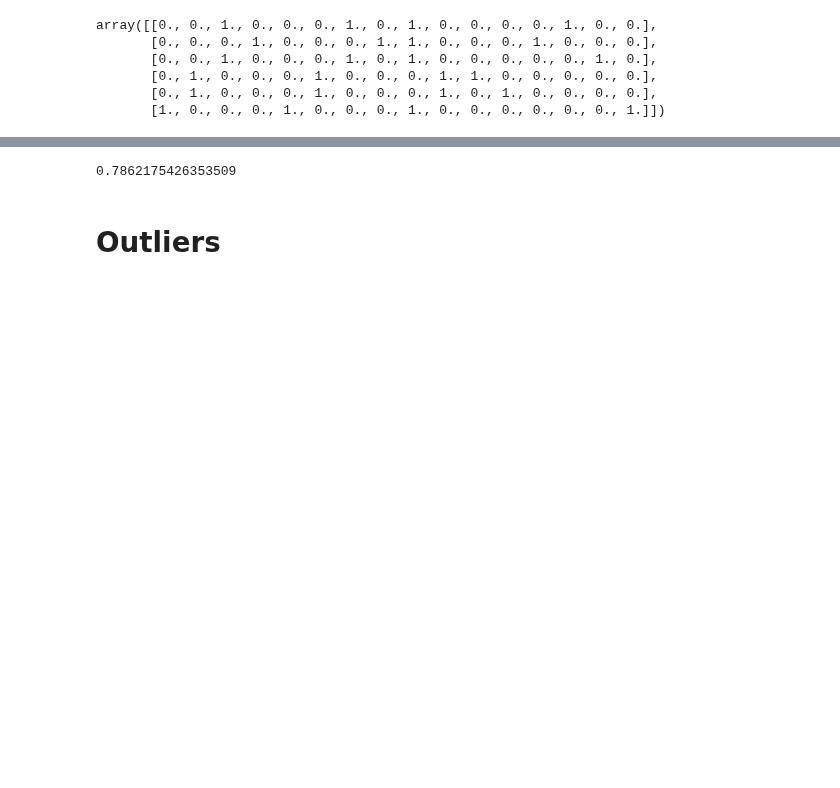
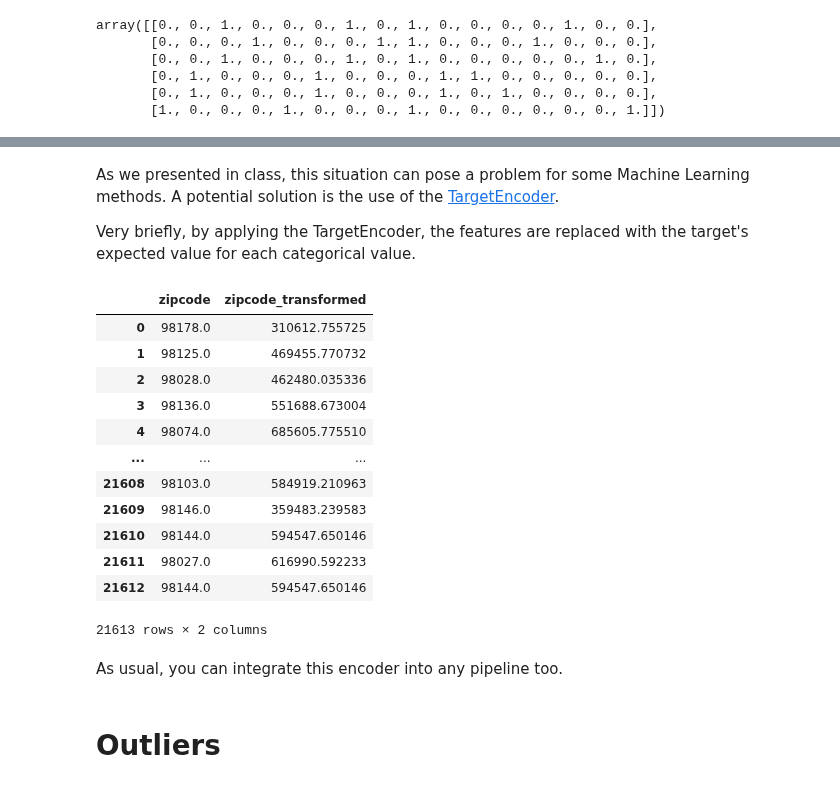
Before and after one commit to tsitsiko1/machine_learning_2, a Jupyter notebook: data_cleaning_practice/practice_solution.ipynb, the cells around one changed output, grey strips where cells are left out. Saved outputs shown, nothing was run; the diff lists cells and outputs as text; code cells hidden in the pictures; blank space fills up the shorter version.

```diff
--- a/data_cleaning_practice/practice_solution.ipynb
+++ b/data_cleaning_practice/practice_solution.ipynb
@@ -376,9 +400,28 @@ np.mean(scores)
+# %% [markdown]
+As we presented in class, this situation can pose a problem for some Machine Learning methods. A potential solution is the use of the [TargetEncoder](https://contrib.scikit-learn.org/category_encoders/targetencoder.html).
+
+Very briefly, by applying the TargetEncoder, the features are replaced with the target's expected value for each categorical value.
 # %%
 ! pip install -qq category_encoders
 from category_encoders import TargetEncoder
 
-pipe_target = make_pipeline(TargetEncoder(cols='zipcode'), Ridge())
-scores = cross_val_score(pipe_target, X, target)
-np.mean(scores)
+target_encoder = TargetEncoder()
+X['zipcode_transformed'] = target_encoder.fit_transform(data.frame.zipcode.astype("category"), target)
+
+X[['zipcode', 'zipcode_transformed']]
 # %% [output]
+|  | zipcode | zipcode_transformed |
+| 0 | 98178.0 | 310612.755725 |
+| 1 | 98125.0 | 469455.770732 |
+| 2 | 98028.0 | 462480.035336 |
+| 3 | 98136.0 | 551688.673004 |
+| 4 | 98074.0 | 685605.775510 |
+| ... | ... | ... |
+| 21608 | 98103.0 | 584919.210963 |
+| 21609 | 98146.0 | 359483.239583 |
+| 21610 | 98144.0 | 594547.650146 |
+| 21611 | 98027.0 | 616990.592233 |
+| 21612 | 98144.0 | 594547.650146 |
-0.7862175426353509
+21613 rows × 2 columns
+# %% [markdown]
+As usual, you can integrate this encoder into any pipeline too.
```
Also changed, not shown: parts of 15 cells of this notebook.
